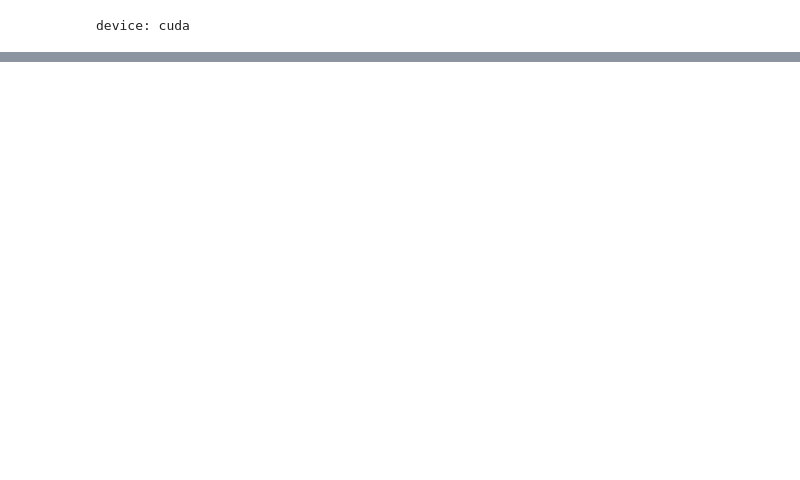
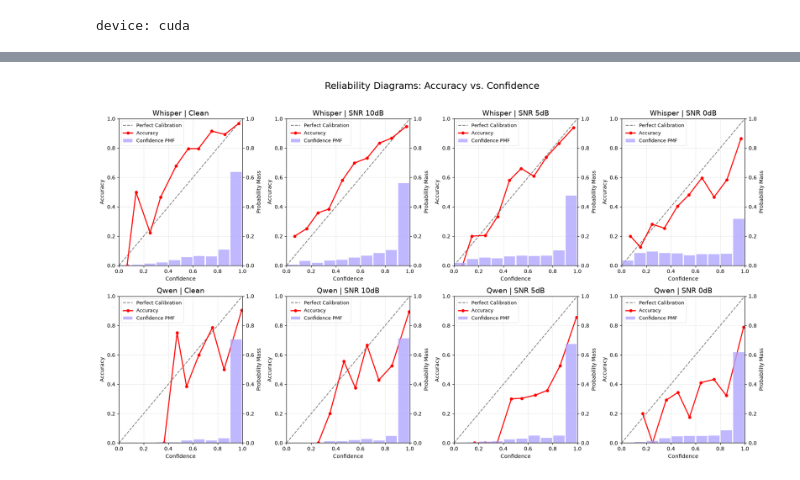
Before and after one commit to zanqi/asr-calibration, a Jupyter notebook: AUROC.ipynb, the cells around one changed output, grey strips where cells are left out. Cells and saved outputs as stored; diff of their text form; code cells hidden in the pictures; blank space fills up the shorter version.

```diff
--- a/AUROC.ipynb
+++ b/AUROC.ipynb
@@ -598,0 +683,97 @@ plt.show()
+# %%
+# %%
+# 6. Plot Reliability Diagrams (Accuracy vs Confidence)
+
+import matplotlib.pyplot as plt
+import numpy as np
+
+num_bins = 10
+bins = np.linspace(0, 1, num_bins + 1)
+models = ["whisper", "qwen"]
+
+# Create the figure with a standard (light) style
+fig, axes = plt.subplots(2, 4, figsize=(18, 10))
+fig.suptitle('Reliability Diagrams: Accuracy vs. Confidence', fontsize=18, y=1.02)
+
+for row_idx, model_name in enumerate(models):
+    for col_idx, snr in enumerate(snr_levels):
+        ax1 = axes[row_idx, col_idx]
+
+        # Extract confidence scores and binary labels
+        confidences = np.array([score for score, _ in results[model_name][snr]])
+        labels = np.array([label for _, label in results[model_name][snr]])
+
+        bin_accs = []
+        bin_confs = []
+        bin_masses = []
+
+        # Calculate metrics for each bin
+        for i in range(num_bins):
+            bin_mask = (confidences >= bins[i]) & (confidences < bins[i + 1])
+
+            # Probability Mass: fraction of samples in this bin
+            bin_mass = np.sum(bin_mask) / len(confidences) if len(confidences) > 0 else 0
+            bin_masses.append(bin_mass)
+
+            if np.sum(bin_mask) > 0:
+                bin_accs.append(np.mean(labels[bin_mask]))
+                bin_confs.append(np.mean(confidences[bin_mask]))
+            else:
+                bin_accs.append(np.nan)
+                bin_confs.append(np.nan)
+
+        # --- Plot 1: Probability Mass (Secondary Y-Axis) ---
+        ax2 = ax1.twinx()
+        width = 1.0 / num_bins
+        bin_centers = bins[:-1] + width / 2
+
+        bar_plot = ax2.bar(
+            bin_centers, bin_masses,
+            width=width * 0.9,
+            color='#b1a7ff',  # Periwinkle/blue tone from new image
+            alpha=0.8,
+            label='Confidence PMF'
+        )
+        ax2.set_ylabel("Probability Mass", color='black', fontsize=10)
+        ax2.set_ylim(0, 1.0)
+        ax2.tick_params(axis='y', colors='black')
+
+        # --- Plot 2: Accuracy vs Confidence (Primary Y-Axis) ---
+        # Perfect Calibration Line (standard grey/black)
+        ax1.plot([0, 1], [0, 1], linestyle='--', color='black', linewidth=1.5, label='Perfect Calibration', alpha=0.5)
+
+        # Filter out NaN values for the accuracy line plot
+        valid_idx = ~np.isnan(bin_accs)
+        valid_confs = np.array(bin_confs)[valid_idx]
+        valid_accs = np.array(bin_accs)[valid_idx]
+
+        line_plot = ax1.plot(
+            valid_confs, valid_accs,
+            marker='o',
+            color='red',
+            linewidth=2,
+            markersize=5,
+            label='Accuracy'
+        )
+
+        # Formatting and Styling
+        title = f"{model_name.capitalize()} | " + ("Clean" if snr == "clean" else f"SNR {snr}dB")
+        ax1.set_title(title, fontsize=14, color='black')
+        ax1.set_xlabel("Confidence", fontsize=10, color='black')
+        ax1.set_ylabel("Accuracy", color='black', fontsize=10)
+        ax1.tick_params(axis='x', colors='black')
+        ax1.tick_params(axis='y', colors='black')
+
+        ax1.set_xlim(0.0, 1.0)
+        ax1.set_ylim(0.0, 1.0)
+        ax1.grid(axis="both", linestyle=":", alpha=0.4, color='gray')
+
+        # Consolidate legends from both axes
+        lines, labels_line = ax1.get_legend_handles_labels()
+        bars, labels_bar = ax2.get_legend_handles_labels()
+        ax1.legend(lines + bars, labels_line + labels_bar, loc="upper left", fontsize=9, framealpha=0.5)
+
+plt.tight_layout()
+plt.show()
+# %% [output]
+[figure, added]
```
Also changed, not shown: parts of 5 cells of this notebook, 1 other file.
